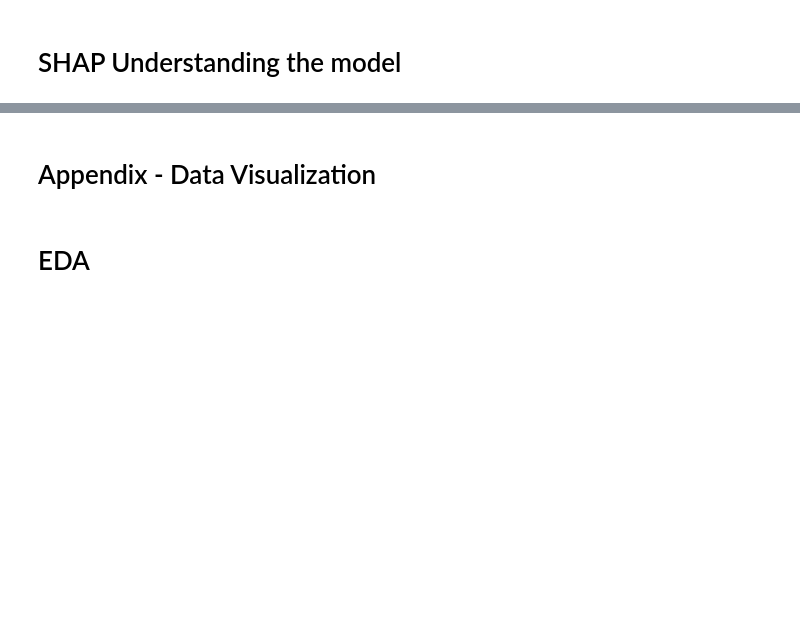
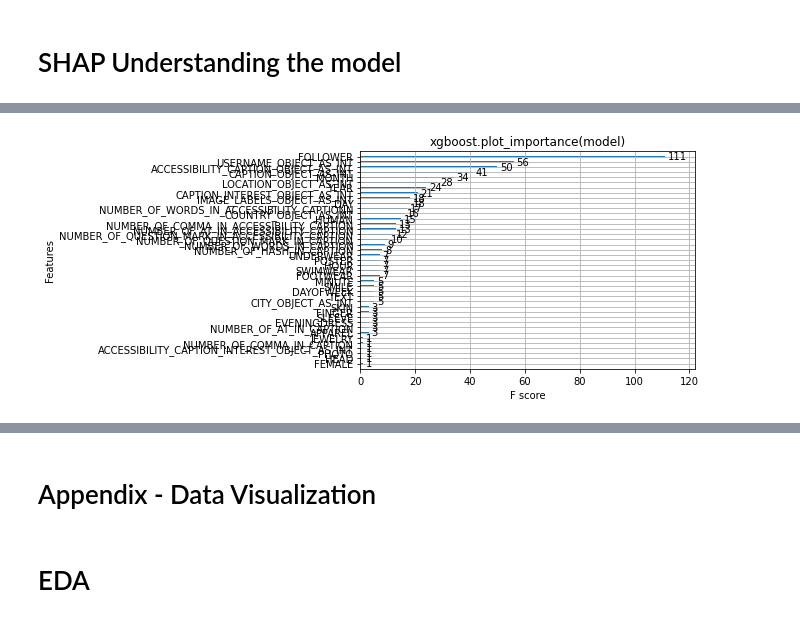
Before and after one commit to Raanank10/Instagram-s-influencers, a Jupyter notebook: Instagram_Influencers_V2.ipynb, the cells around one changed output, grey strips where cells are left out. Saved outputs shown, nothing was run; the diff lists cells and outputs as text; code cells hidden in the pictures; blank space fills up the shorter version.

```diff
--- a/Instagram_Influencers_V2.ipynb
+++ b/Instagram_Influencers_V2.ipynb
@@ -393,0 +435,6 @@ pd.DataFrame(XGB_reg_likes.feature_importances_[sorted_idx],
+# %%
+xgb.plot_importance(XGB_reg_likes)
+plt.title("xgboost.plot_importance(model)")
+plt.show()
+# %% [output]
+[figure, added]
```
Also changed, not shown: parts of 9 cells of this notebook.
